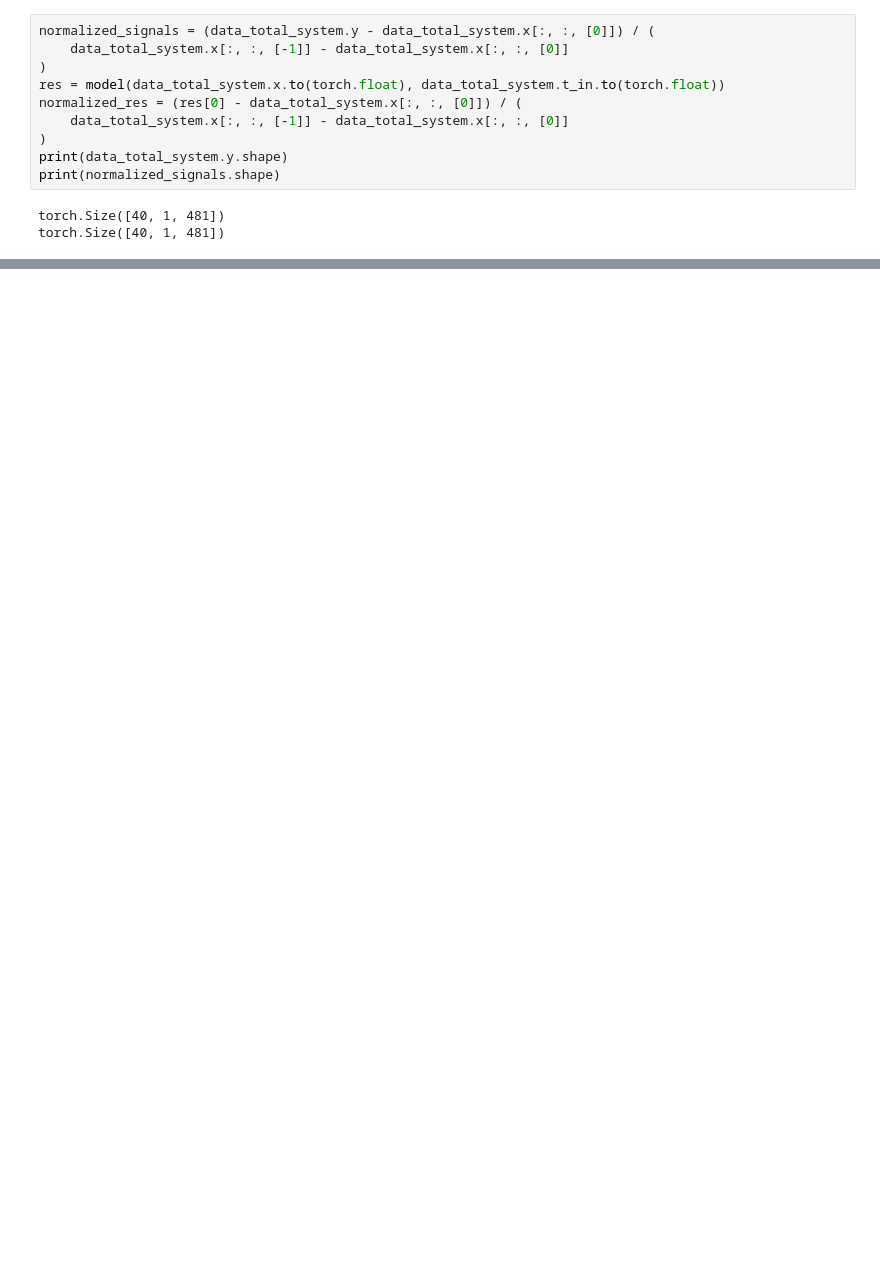
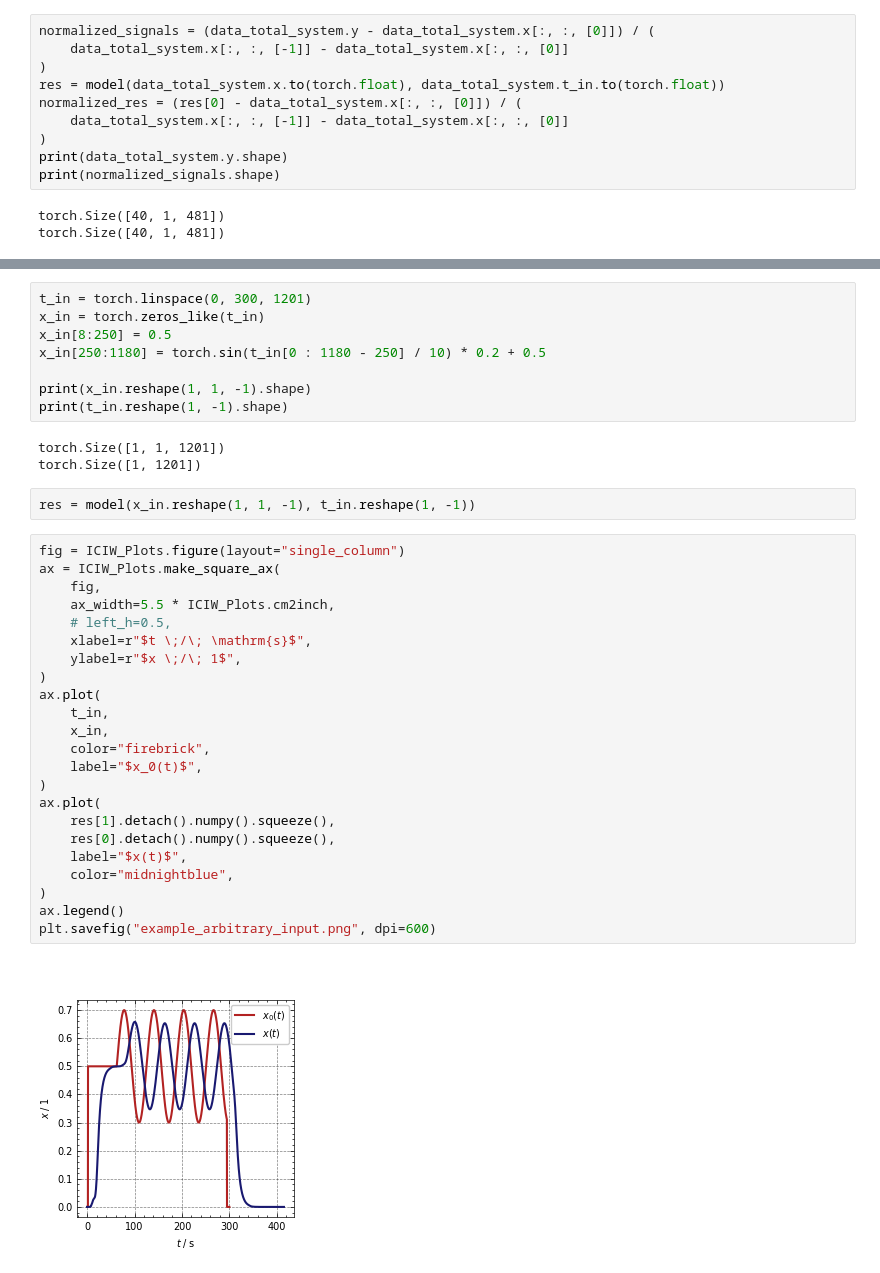
Before and after one commit to ChemRxnEngLab/nRTD, a Jupyter notebook: Experiments/HSA_005/visualization/HSA_005_004.ipynb, the cells around one changed output, grey strips where cells are left out. Drawn from its saved outputs; the diff is of its cells as text; blank space fills up the shorter version.

```diff
--- a/Experiments/HSA_005/visualization/HSA_005_004.ipynb
+++ b/Experiments/HSA_005/visualization/HSA_005_004.ipynb
@@ -264,2 +334,40 @@ plt.savefig("norm_exp_data_1bar_inone.png", dpi=600)
 # %% [output]
 [figure]
+# %%
+t_in = torch.linspace(0, 300, 1201)
+x_in = torch.zeros_like(t_in)
+x_in[8:250] = 0.5
+x_in[250:1180] = torch.sin(t_in[0 : 1180 - 250] / 10) * 0.2 + 0.5
+
+print(x_in.reshape(1, 1, -1).shape)
+print(t_in.reshape(1, -1).shape)
+# %% [output]
+torch.Size([1, 1, 1201])
+torch.Size([1, 1201])
+# %%
+res = model(x_in.reshape(1, 1, -1), t_in.reshape(1, -1))
+# %%
+fig = ICIW_Plots.figure(layout="single_column")
+ax = ICIW_Plots.make_square_ax(
+    fig,
+    ax_width=5.5 * ICIW_Plots.cm2inch,
+    # left_h=0.5,
+    xlabel=r"$t \;/\; \mathrm{s}$",
+    ylabel=r"$x \;/\; 1$",
+)
+ax.plot(
+    t_in,
+    x_in,
+    color="firebrick",
+    label="$x_0(t)$",
+)
+ax.plot(
+    res[1].detach().numpy().squeeze(),
+    res[0].detach().numpy().squeeze(),
+    label="$x(t)$",
+    color="midnightblue",
+)
+ax.legend()
+plt.savefig("example_arbitrary_input.png", dpi=600)
+# %% [output]
+[figure, added]
```
Also changed, not shown: parts of 10 cells of this notebook, 47 other files.
